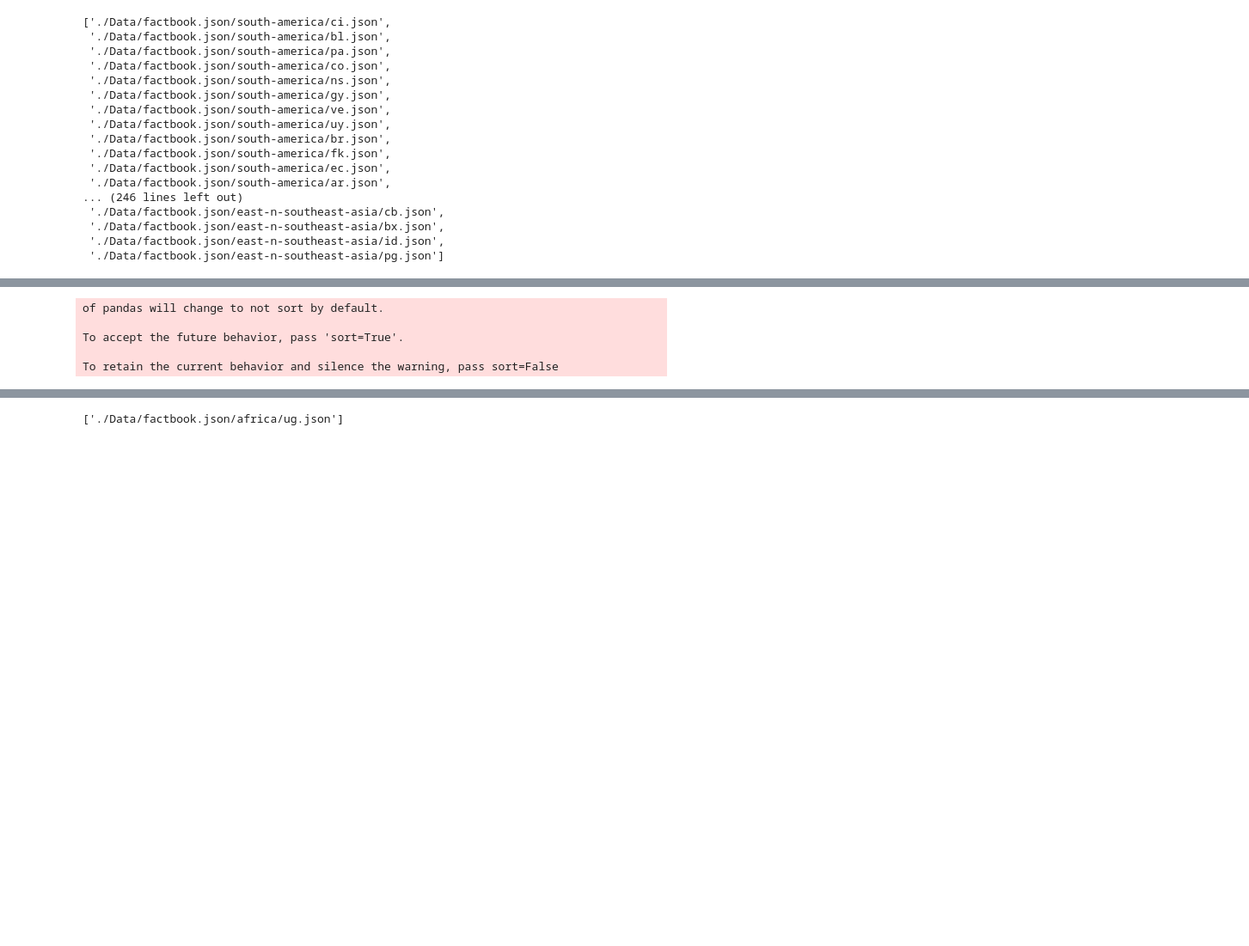
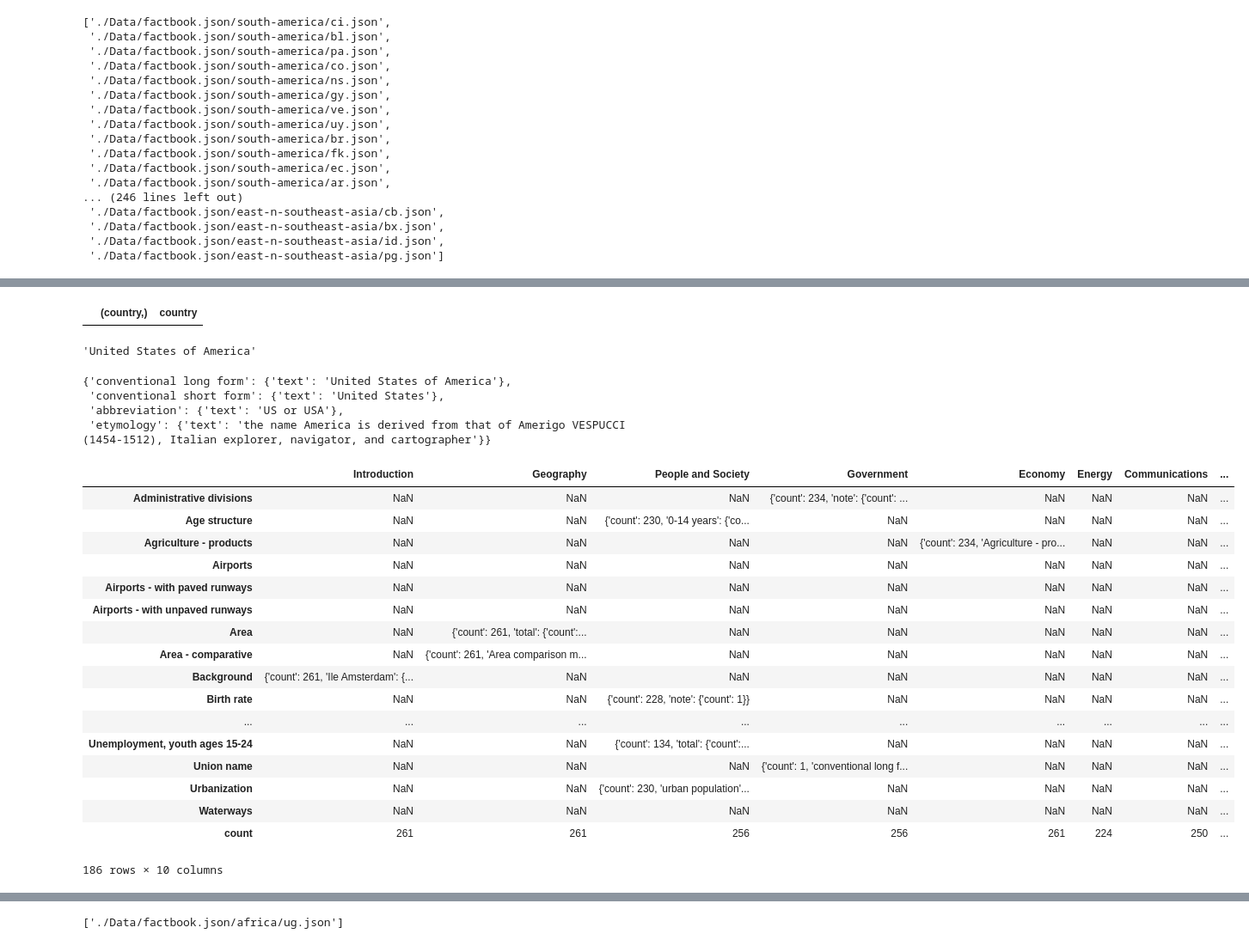
Before and after one commit to camligorkem/ADA_2018_Project, a Jupyter notebook: WorldFact.ipynb, the cells around one changed output, grey strips where cells are left out. Shown at 86% size. Cells and saved outputs as stored; diff of their text form; code cells hidden in the pictures; blank space fills up the shorter version.

Commit message:
read data finished

```diff
--- a/WorldFact.ipynb
+++ b/WorldFact.ipynb
@@ -121,9 +265,40 @@ ourcountries
+# %%
+worldFactDf
+# %% [output]
+|  | (country,) | country |
+# %%
+#Getting country Name
+country1['Government']['Country name']['conventional long form']['text']
+# %% [output]
+'United States of America'
+# %%
+#Getting country Name
+country1['Government']['Country name']
+# %% [output]
+{'conventional long form': {'text': 'United States of America'},
+ 'conventional short form': {'text': 'United States'},
+ 'abbreviation': {'text': 'US or USA'},
+ 'etymology': {'text': 'the name America is derived from that of Amerigo VESPUCCI (1454-1512), Italian explorer, navigator, and cartographer'}}
+# %%
+worldFact[0][1]
+# %% [output]
+|  | Introduction | Geography | People and Society | Government | Economy | Energy | Communications | ... |
+| Administrative divisions | NaN | NaN | NaN | {'count': 234, 'note': {'count': ... | NaN | NaN | NaN | ... |
+| Age structure | NaN | NaN | {'count': 230, '0-14 years': {'co... | NaN | NaN | NaN | NaN | ... |
+| Agriculture - products | NaN | NaN | NaN | NaN | {'count': 234, 'Agriculture - pro... | NaN | NaN | ... |
+| Airports | NaN | NaN | NaN | NaN | NaN | NaN | NaN | ... |
+| Airports - with paved runways | NaN | NaN | NaN | NaN | NaN | NaN | NaN | ... |
+| Airports - with unpaved runways | NaN | NaN | NaN | NaN | NaN | NaN | NaN | ... |
+| Area | NaN | {'count': 261, 'total': {'count':... | NaN | NaN | NaN | NaN | NaN | ... |
+| Area - comparative | NaN | {'count': 261, 'Area comparison m... | NaN | NaN | NaN | NaN | NaN | ... |
+| Background | {'count': 261, 'Ile Amsterdam': {... | NaN | NaN | NaN | NaN | NaN | NaN | ... |
+| Birth rate | NaN | NaN | {'count': 228, 'note': {'count': 1}} | NaN | NaN | NaN | NaN | ... |
+| ... | ... | ... | ... | ... | ... | ... | ... | ... |
+| Unemployment, youth ages 15-24 | NaN | NaN | {'count': 134, 'total': {'count':... | NaN | NaN | NaN | NaN | ... |
+| Union name | NaN | NaN | NaN | {'count': 1, 'conventional long f... | NaN | NaN | NaN | ... |
+| Urbanization | NaN | NaN | {'count': 230, 'urban population'... | NaN | NaN | NaN | NaN | ... |
+| Waterways | NaN | NaN | NaN | NaN | NaN | NaN | NaN | ... |
+| count | 261 | 261 | 256 | 256 | 261 | 224 | 250 | ... |
+186 rows × 10 columns
 # %%
-import glob
-df = pd.concat([pd.read_json(f) for f in glob.glob(DATA_FOLDER+"/factbook.json/*/*.json")])
+country=pd.read_json(glob.glob(DATA_FOLDER+"/factbook.json/*/us.json")[0])
-# %% [output]
-of pandas will change to not sort by default.
-
-To accept the future behavior, pass 'sort=True'.
-
-To retain the current behavior and silence the warning, pass sort=False
```
Also changed, not shown: parts of 14 cells of this notebook.
